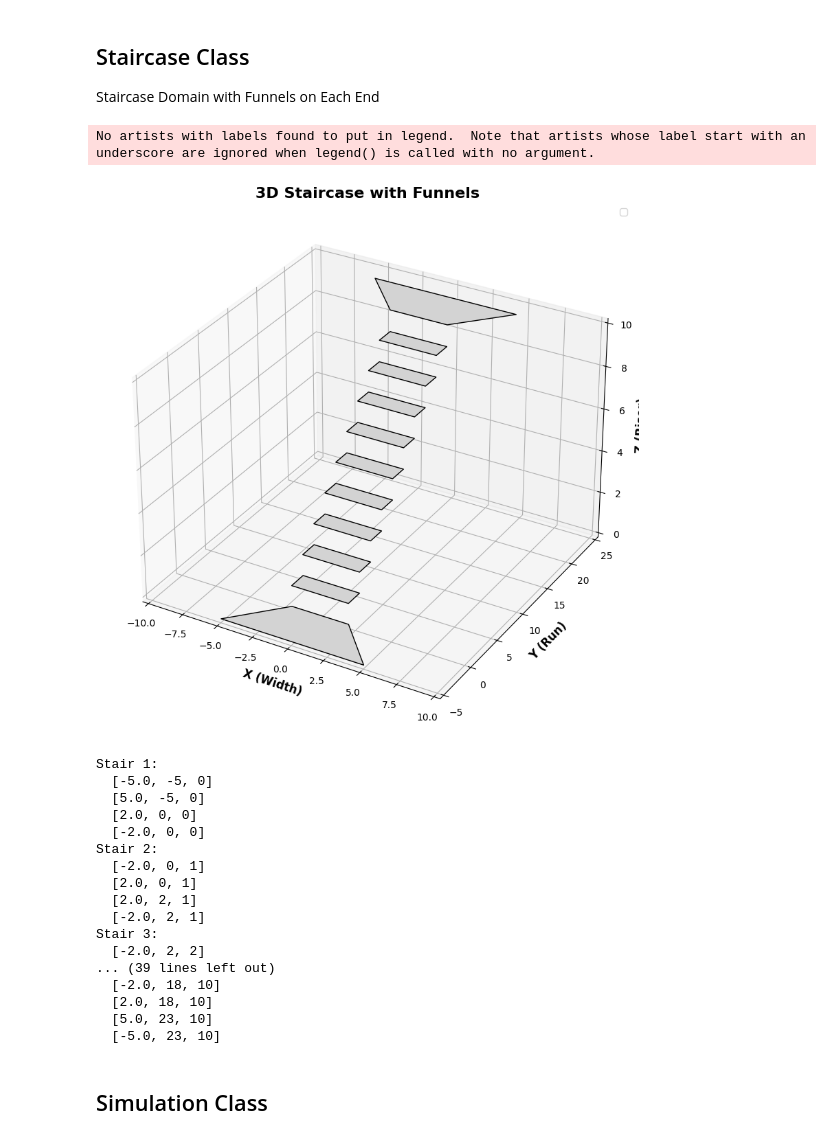
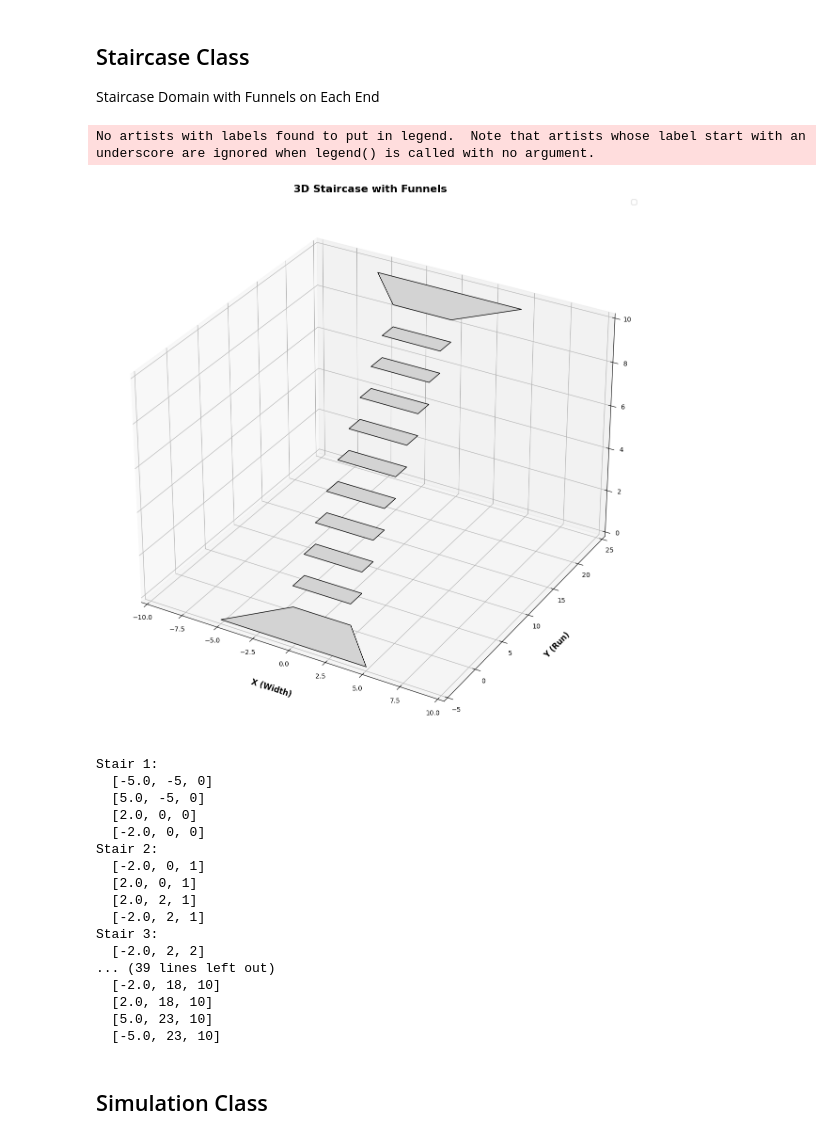
Before and after one commit to zrobers/mcm25, a Jupyter notebook: agent_staircase_model.ipynb, the cells around one changed output. Drawn from its saved outputs; the diff is of its cells as text; code cells hidden in the pictures.

```diff
--- a/agent_staircase_model.ipynb
+++ b/agent_staircase_model.ipynb
@@ -571,7 +571,7 @@ class Staircase:
         """
         Draws the staircase including steps, funnels, and superimposed heat maps of the steps.
         """
-        fig = plt.figure(figsize=(12, 10))
+        fig = plt.figure(figsize=(12,12))
         ax = fig.add_subplot(111, projection='3d')
 
         # Draw stairs and funnels
@@ -593,37 +593,39 @@ class Staircase:
                 ax.scatter(asc_x, asc_y, asc_z, c="blue", alpha=0.7, label="Ascending Steps")
 
             if descending_steps:
                 desc_x, desc_y, desc_z = zip(*descending_steps)
                 ax.scatter(desc_x, desc_y, desc_z, c="red", alpha=0.7, label="Descending Steps")
 
         # Set axis limits and labels
+        # Set axis limits and labels
         ax.set_xlim(-self.funnel_width_start, self.funnel_width_start)
         ax.set_ylim(-self.funnel_length, self.funnel_length + sum(self.step_depths))
         ax.set_zlim(0, sum(self.step_heights))
-        ax.set_xlabel("X (Width)", fontsize=12, fontweight="bold")
-        ax.set_ylabel("Y (Run)", fontsize=12, fontweight="bold")
-        ax.set_zlabel("Z (Riser)", fontsize=12, fontweight="bold")
+        ax.set_xlabel("X (Width)", fontsize=12, fontweight="bold", labelpad=20)
+        ax.set_ylabel("Y (Run)", fontsize=12, fontweight="bold", labelpad=20)
+        ax.set_zlabel("Z (Riser)", fontsize=12, fontweight="bold", labelpad=20)
         ax.set_title("3D Staircase with Funnels", fontsize=16, fontweight="bold")
         ax.legend()
+        plt.tight_layout()
         plt.show()
 
 
 # Example usage
 staircase_with_funnels_aligned = Staircase(
     num_stairs=10,         # Number of intermediary steps
     step_widths=[4] * 10,  # Width of each step
     step_depths=[2] * 10,  # Depth of each step
     step_heights=[1] * 10, # Height of each step
     funnel_length=5,      # Length of the funnels
     funnel_width_start=10,# Width of the bottom funnel
     funnel_width_end=10   # Width of the top funnel
 )
 
 staircase_with_funnels_aligned.draw()
 staircase_with_funnels_aligned.print_vertices()
 # %% [output]
 No artists with labels found to put in legend.  Note that artists whose label start with an underscore are ignored when legend() is called with no argument.
-[figure, old version]
+[figure, new version]
 Stair 1:
   [-5.0, -5, 0]
   [5.0, -5, 0]
```
Also changed, not shown: 1 other file.
